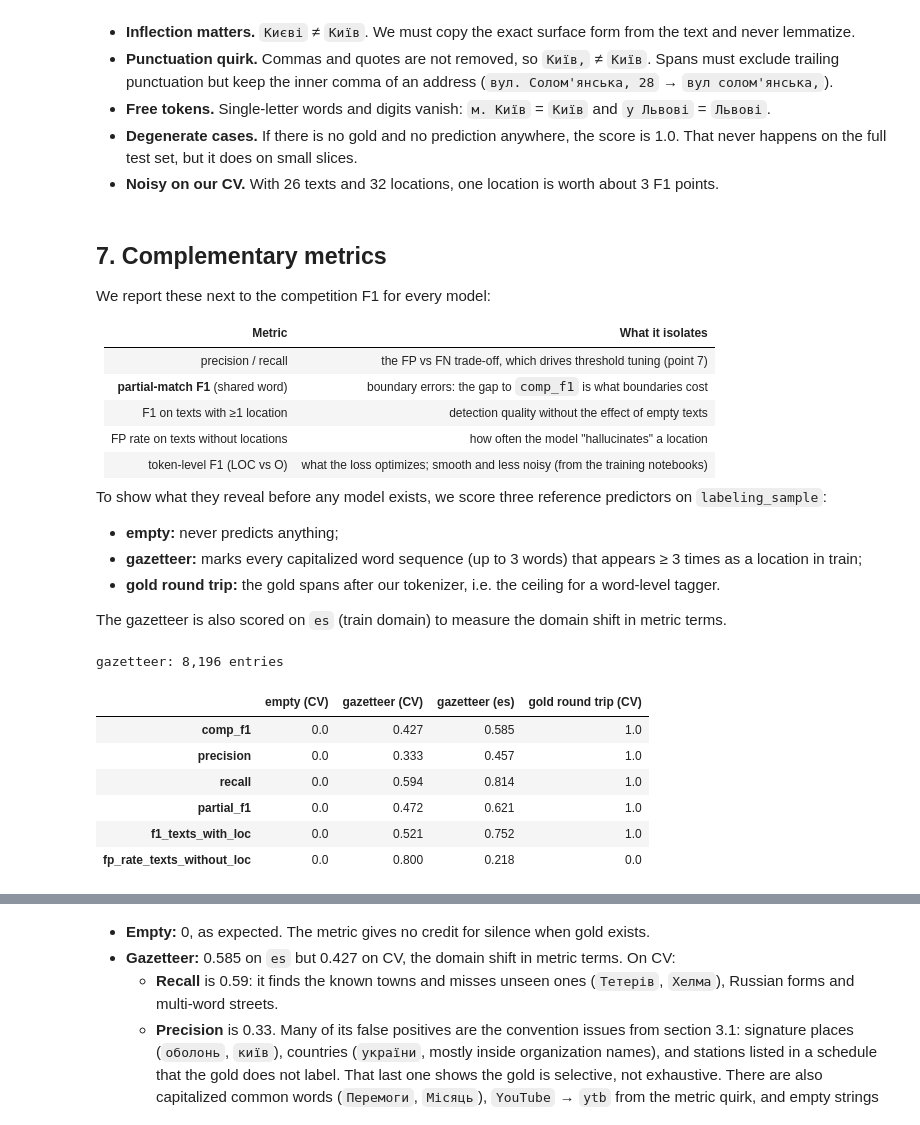
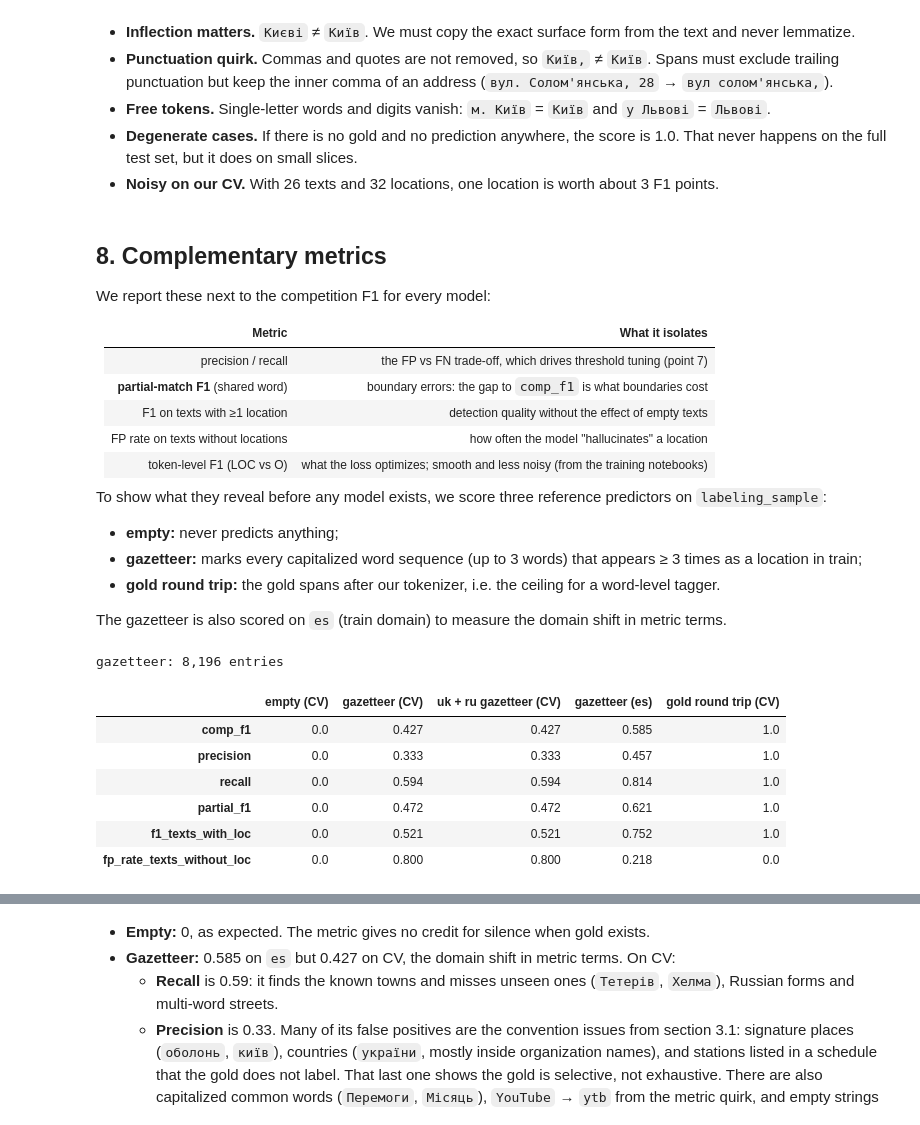
Before and after one commit to ivanlukianets/Deep-Learning-Assignment-3, a Jupyter notebook: notebooks/01_eda_metric.ipynb, the cells around one changed output, grey strips where cells are left out. Saved outputs shown, nothing was run; the diff lists cells and outputs as text; code cells hidden in the pictures.

```diff
--- a/notebooks/01_eda_metric.ipynb
+++ b/notebooks/01_eda_metric.ipynb
@@ -44,7 +47,7 @@ import subprocess
 from pathlib import Path
 
 COMPETITION = "kse-ua-location-extraction-2026"
-DATA_FILES = ["uk_geo_dataset.csv", "labeling_sample.csv", "test.csv"]
+DATA_FILES = ["uk_geo_dataset.csv", "labeling_sample.csv", "test.csv", "ru_geo_dataset.csv"]  # ru: 2 GB
 IN_COLAB = Path("/content").exists()
 
 
@@ -553,0 +566,13 @@ fixes. Character features (point 3, optional) target the same problem.
+# %%
+RU_SAMPLE_FRAC = 0.02
+ru_chunks, ru_rows, ru_missing, ru_docs = [], 0, 0, set()
+for chunk in pd.read_csv(RAW / "ru_geo_dataset.csv", usecols=["text", "loc_markers", "doc_id"], chunksize=1_000_000):
+    ru_rows += len(chunk)
+    ru_missing += int(chunk.text.isna().sum())
+    ru_docs.update(chunk.doc_id.unique())
+    ru_chunks.append(chunk.dropna(subset=["text"]).sample(frac=RU_SAMPLE_FRAC, random_state=0))
+ru_s = pd.concat(ru_chunks, ignore_index=True)
+ru_s["spans"] = ru_s.loc_markers.map(parse_markers)
+del ru_chunks
+print(f"rows={ru_rows:,}  documents={len(ru_docs):,}  sentences per document={ru_rows / len(ru_docs):.1f}  "
+      f"missing texts={ru_missing}  sample={len(ru_s):,}")
@@ -553,0 +581,5 @@ fixes. Character features (point 3, optional) target the same problem.
+# %%
+test_ru = test[test.text.map(is_russian)]
+ru_rows_profile, _ = profile(ru_s)
+pd.DataFrame({"train (uk)": rows["train"], "ru_geo (sample)": ru_rows_profile,
+              "test, Russian posts": profile(test_ru)[0]}).round(3)
@@ -626,7 +732,7 @@ pd.DataFrame({"comp_metric": {k: comp_metric(t, p) for k, (t, p) in cases.items(
   full test set, but it does on small slices.
 - **Noisy on our CV.** With 26 texts and 32 locations, one location is worth about 3 F1 points.
 # %% [markdown]
-## 7. Complementary metrics
+## 8. Complementary metrics
 
 We report these next to the competition F1 for every model:
 
@@ -655,40 +761,41 @@ def gazetteer_predict(texts, gazetteer: set[str], max_words: int = 3) -> list[li
     for text in texts:
         toks, found, i = word_tokenize(text), [], 0
         while i < len(toks):
             for n in range(max_words, 0, -1):
                 cand = toks[i:i + n]
                 key = " ".join(t.text.lower() for t in cand)
                 if len(cand) == n and cand[0].text[0].isupper() and key in gazetteer:
                     found.append(text[cand[0].start:cand[-1].end])
                     i += n
                     break
             else:
                 i += 1
         preds.append(list(dict.fromkeys(found)))
     return preds
 
 
 gazetteer = build_gazetteer(train)
 gold_cv = [[t[a:b] for a, b in s] for t, s in zip(ls.text, ls.spans)]
 gold_es = [[t[a:b] for a, b in s] for t, s in zip(es.text, es.spans)]
 cv_round_trip = [spans_to_strings(t, bio_to_spans(tk, spans_to_bio(tk, s)))
                  for t, s, tk in zip(ls.text, ls.spans, ls.text.map(word_tokenize))]
 print(f"gazetteer: {len(gazetteer):,} entries")
 pd.DataFrame({
     "empty (CV)": metric_report(gold_cv, [[] for _ in gold_cv]),
     "gazetteer (CV)": metric_report(gold_cv, gazetteer_predict(ls.text, gazetteer)),
+    "uk + ru gazetteer (CV)": metric_report(gold_cv, gazetteer_predict(ls.text, gazetteer | build_gazetteer(ru_s))),
     "gazetteer (es)": metric_report(gold_es, gazetteer_predict(es.text, gazetteer)),
     "gold round trip (CV)": metric_report(gold_cv, cv_round_trip),
 }).round(3)
 # %% [output]
 gazetteer: 8,196 entries
-|  | empty (CV) | gazetteer (CV) | gazetteer (es) | gold round trip (CV) |
-| comp_f1 | 0.0 | 0.427 | 0.585 | 1.0 |
-| precision | 0.0 | 0.333 | 0.457 | 1.0 |
-| recall | 0.0 | 0.594 | 0.814 | 1.0 |
-| partial_f1 | 0.0 | 0.472 | 0.621 | 1.0 |
-| f1_texts_with_loc | 0.0 | 0.521 | 0.752 | 1.0 |
-| fp_rate_texts_without_loc | 0.0 | 0.800 | 0.218 | 0.0 |
+|  | empty (CV) | gazetteer (CV) | uk + ru gazetteer (CV) | gazetteer (es) | gold round trip (CV) |
+| comp_f1 | 0.0 | 0.427 | 0.427 | 0.585 | 1.0 |
+| precision | 0.0 | 0.333 | 0.333 | 0.457 | 1.0 |
+| recall | 0.0 | 0.594 | 0.594 | 0.814 | 1.0 |
+| partial_f1 | 0.0 | 0.472 | 0.472 | 0.621 | 1.0 |
+| f1_texts_with_loc | 0.0 | 0.521 | 0.521 | 0.752 | 1.0 |
+| fp_rate_texts_without_loc | 0.0 | 0.800 | 0.800 | 0.218 | 0.0 |
 # %%
 # Where the gazetteer goes wrong on CV
 gaz_cv = gazetteer_predict(ls.text, gazetteer)
```
Also changed, not shown: parts of 15 cells of this notebook, 1 other file.
